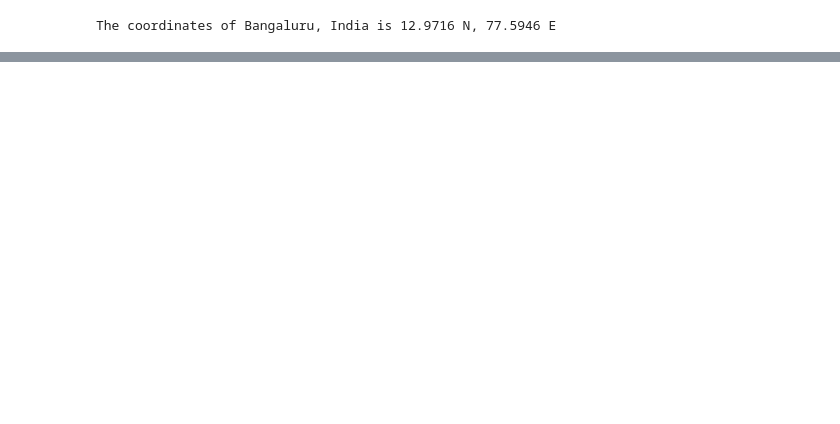
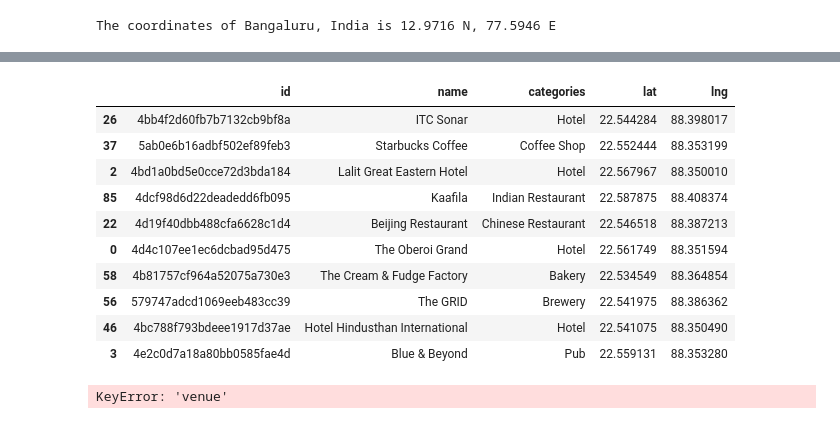
Before and after one commit to cssoumyade/Clustering-European-Cities, a Jupyter notebook: Exploring The City of Joy.ipynb, the cells around one changed output, grey strips where cells are left out. Drawn from its saved outputs; the diff is of its cells as text; code cells hidden in the pictures; blank space fills up the shorter version.

```diff
--- a/Exploring The City of Joy.ipynb
+++ b/Exploring The City of Joy.ipynb
@@ -24,0 +27,13 @@ bang_map
+# %%
+radius = 6000
+LIMIT = 200
+url = 'https://api.foursquare.com/v2/venues/explore?&client_id={}&client_secret={}&v={}&ll={},{}&radius={}&limit={}'.format(
+    CLIENT_ID,
+    CLIENT_SECRET,
+    VERSION,
+    kol_lat,
+    kol_lon,
+    radius,
+    LIMIT)
+# %%
+results = requests.get(url).json()
@@ -24,0 +59,11 @@ bang_map
+# %%
+def get_category_type(row):
+    try:
+        categories_list = row['categories']
+    except:
+        categories_list = row['venue.categories']
+
+    if len(categories_list) == 0:
+        return None
+    else:
+        return categories_list[0]['name']
@@ -24,0 +83,15 @@ bang_map
+# %%
+venues = results['response']['groups'][0]['items']
+
+kol_venues = json_normalize(venues) # flatten JSON
+
+# filter columns
+filtered_columns = ['venue.id', 'venue.name', 'venue.categories', 'venue.location.lat', 'venue.location.lng']
+kol_venues =kol_venues.loc[:, filtered_columns]
+
+# filter the category for each row
+kol_venues['venue.categories'] = kol_venues.apply(get_category_type, axis=1)
+# clean columns
+kol_venues.columns = [col.split(".")[-1] for col in kol_venues.columns]
+
+kol_venues.shape
@@ -24,0 +116,24 @@ bang_map
+# %%
+kol_venues.sample(10)
+# %% [output]
+|  | id | name | categories | lat | lng |
+| 26 | 4bb4f2d60fb7b7132cb9bf8a | ITC Sonar | Hotel | 22.544284 | 88.398017 |
+| 37 | 5ab0e6b16adbf502ef89feb3 | Starbucks Coffee | Coffee Shop | 22.552444 | 88.353199 |
+| 2 | 4bd1a0bd5e0cce72d3bda184 | Lalit Great Eastern Hotel | Hotel | 22.567967 | 88.350010 |
+| 85 | 4dcf98d6d22deadedd6fb095 | Kaafila | Indian Restaurant | 22.587875 | 88.408374 |
+| 22 | 4d19f40dbb488cfa6628c1d4 | Beijing Restaurant | Chinese Restaurant | 22.546518 | 88.387213 |
+| 0 | 4d4c107ee1ec6dcbad95d475 | The Oberoi Grand | Hotel | 22.561749 | 88.351594 |
+| 58 | 4b81757cf964a52075a730e3 | The Cream & Fudge Factory | Bakery | 22.534549 | 88.364854 |
+| 56 | 579747adcd1069eeb483cc39 | The GRID | Brewery | 22.541975 | 88.386362 |
+| 46 | 4bc788f793bdeee1917d37ae | Hotel Hindusthan International | Hotel | 22.541075 | 88.350490 |
+| 3 | 4e2c0d7a18a80bb0585fae4d | Blue & Beyond | Pub | 22.559131 | 88.353280 |
+# %%
+id_ = []
+rating = []
+for _,row in kol_venues.iterrows():
+    id_.append(row['id'])
+    rating.append(get_venue_rating(row['id']))
+temp_df = {'id': id_, 'rating':rating}
+temp_df = pd.Dataframe(temp_df)
+# %% [output]
+KeyError: 'venue'
```
Also changed, not shown: parts of 11 cells of this notebook.
